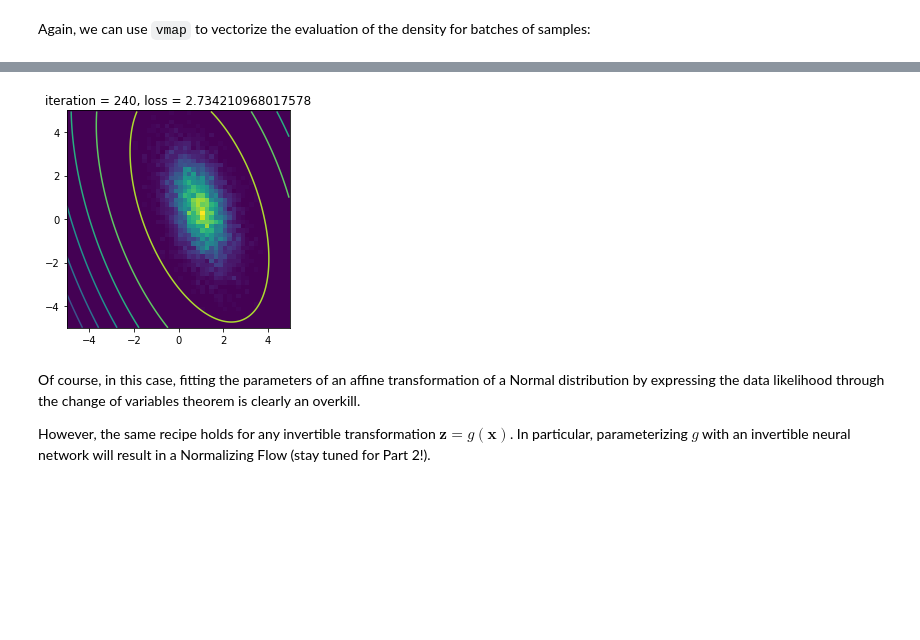
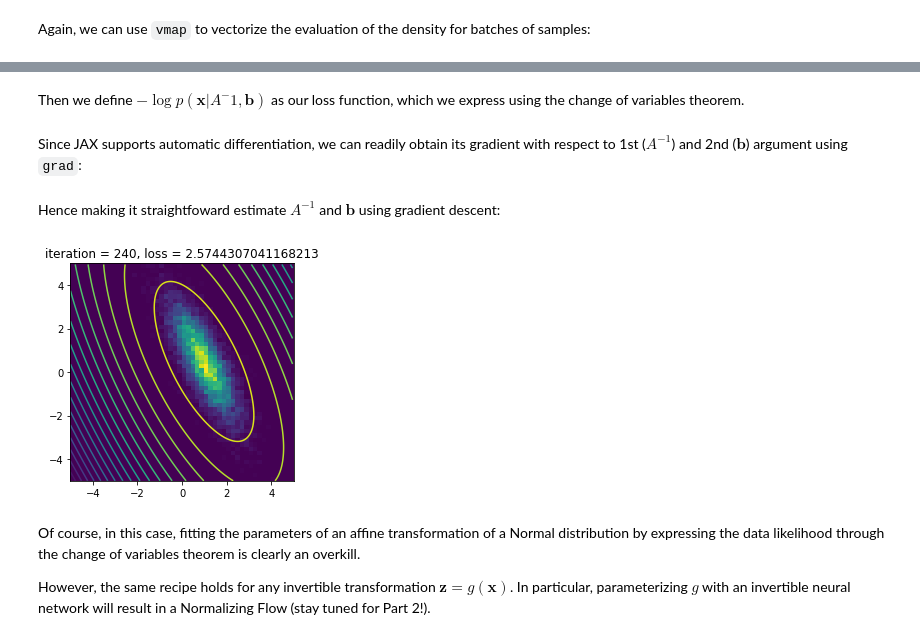
Before and after one commit to glouppe/flowing-with-jax, a Jupyter notebook: jax-change-of-variables.ipynb, the cells around one changed output, grey strips where cells are left out. Cells and saved outputs as stored; diff of their text form; code cells hidden in the pictures; blank space fills up the shorter version.

```diff
--- a/jax-change-of-variables.ipynb
+++ b/jax-change-of-variables.ipynb
@@ -23,8 +23,8 @@ z = random.normal(rng, (2,))
 We define $\mathbf{x}$ as the affine transformation $\mathbf{x} = g^{-1}(\mathbf{z}) = A \mathbf{z} + \mathbf{b}$. The transformation is invertible and we have $\mathbf{z} = g(\mathbf{x}) = A^{-1} (\mathbf{x} - \mathbf{b})$.
 # %%
 # x = g_inv(z) = Az + b
-A = np.array([[0.75, -0.1],
-              [-0.4, 1.25]])
+A = np.array([[0.75, -0.3],
+              [-0.7, 1.25]])
 b = np.array([1.0, 0.5])
 
 def g_inv(z, A=A, b=b):
@@ -130,3 +131,5 @@ Given observations $\mathbf{x}$ and assuming the affine transformation $\mathbf{
 z_train = random.normal(rng, (10000, 2))
 x_train = vg_inv(z_train)
+# %% [markdown]
+Then we define $-\log p(\mathbf{x} | A^-1, \mathbf{b})$ as our loss function, which we express using the change of variables theorem.
 # %%
@@ -148,0 +149,2 @@ grad_loss = grad(loss, (0, 1))
+# %% [markdown]
+Since JAX supports automatic differentiation, we can readily obtain its gradient with respect to 1st ($A^{-1}$) and 2nd ($\mathbf{b}$) argument using `grad`:
@@ -149,40 +153,42 @@ grad_loss = grad(loss, (0, 1))
+# %% [markdown]
+Hence making it straightfoward estimate $A^{-1}$ and $\mathbf{b}$ using gradient descent:
 # %%
 # Gradient descent
-A_inv_est = random.normal(rng, (2, 2)) * 0.01
+A_inv_est = np.eye(2) + random.normal(rng, (2, 2)) * 0.01
 b_est = random.normal(rng, (2,)) * 0.01
 
 lr = 0.01
 
 for i in range(250):
     grad_A_inv, grad_b = grad_loss(A_inv_est, b_est, x_train)
     A_inv_est -= lr * grad_A_inv
     b_est -= lr * grad_b
 
     # Show progress
     if i % 10 == 0:
         clear_output(wait=True)
 
         plt.figure(figsize=(4, 4))
         plt.title("iteration = {}, loss = {}".format(i, loss(A_inv_est, b_est, x_train)))
 
         plt.hist2d(x_train[:, 0], x_train[:, 1], bins=50, range=[(-5,5), (-5,5)], density=True)
         plt.xlim(-5, 5)
         plt.ylim(-5, 5)
 
         x = np.arange(-5.0, 5.0, 0.05)
         y = np.arange(-5.0, 5.0, 0.05)
         X, Y = np.meshgrid(x, y)
         shape = X.shape
         batch = np.hstack([X.reshape(-1, 1), Y.reshape(-1, 1)])
         Z = multivariate_normal.logpdf(vg(batch, A_inv_est, b_est),
                                        mean=np.zeros(2),
                                        cov=np.eye(2)) + np.log(np.abs(vdet(vJ(batch, A_inv_est, b_est))))
         Z = Z.reshape(shape)
-        CS = plt.contour(X, Y, Z)
+        CS = plt.contour(X, Y, Z, levels=20)
 
         plt.show()
 # %% [output]
-[figure, old version]
+[figure, new version]
 # %% [markdown]
 Of course, in this case, fitting the parameters of an affine transformation of a Normal distribution by expressing the data likelihood through the change of variables theorem is clearly an overkill.
 
```
Also changed, not shown: parts of 9 cells of this notebook.
